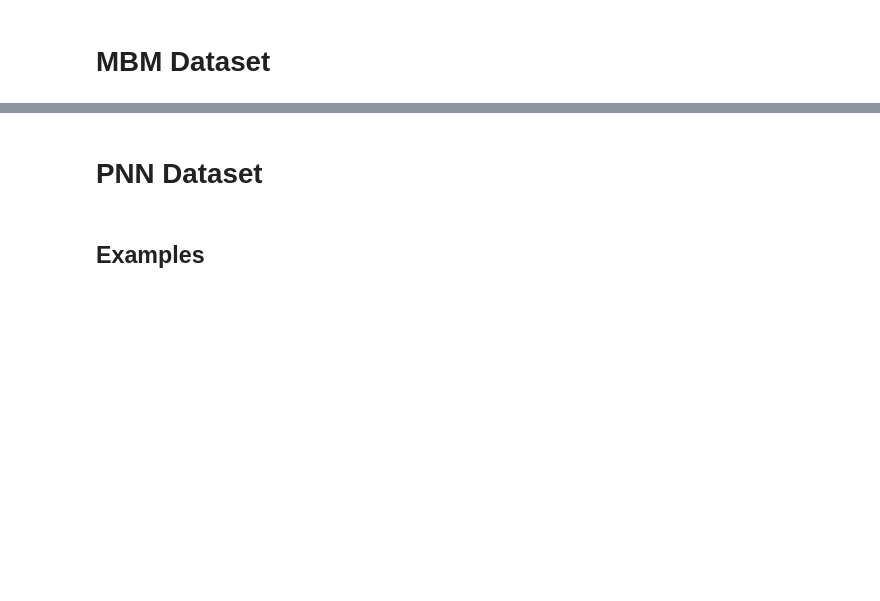
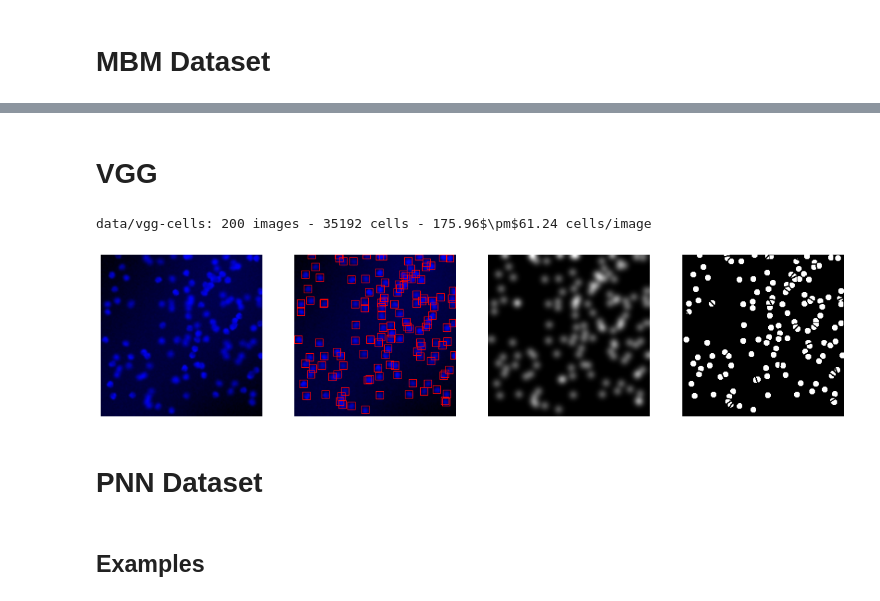
Before and after one commit to ciampluca/counting_perineuronal_nets, a Jupyter notebook: show.ipynb, the cells around one changed output, grey strips where cells are left out. Drawn from its saved outputs; the diff is of its cells as text; code cells hidden in the pictures; blank space fills up the shorter version.

```diff
--- a/show.ipynb
+++ b/show.ipynb
@@ -251,3 +229,35 @@ table
+# %% [markdown]
+# VGG
+# %%
+detection_kws = {'side': 12}
+density_kws = {
+    'mode': 'reflect',
+    'k_size': 41,
+    'sigma': 5
+}
+segmentation_kws = {
+    'radius': 5,
+    'radius_ignore': 6,
+    'v_bal': 0.1,
+    'sigma_bal': 3,
+    'sep_width': 1,
+    'sigma_sep': 3,
+    'lambda_sep': 50
+}
+
+_ = show_samples_and_targets(
+    root='data/vgg-cells',
+    detection_kws=detection_kws,
+    density_kws=density_kws,
+    segmentation_kws=segmentation_kws,
+    save_figures=True,
+    save_figures_prefix='vgg'
+)
+
+dataset_stats('data/vgg-cells')
+# %% [output]
+data/vgg-cells: 200 images - 35192 cells - 175.96$\pm$61.24 cells/image
+[figure, added]
 # %% [markdown]
 # PNN Dataset
 # %% [markdown]
```
Also changed, not shown: parts of 62 cells of this notebook, 1 other file.
